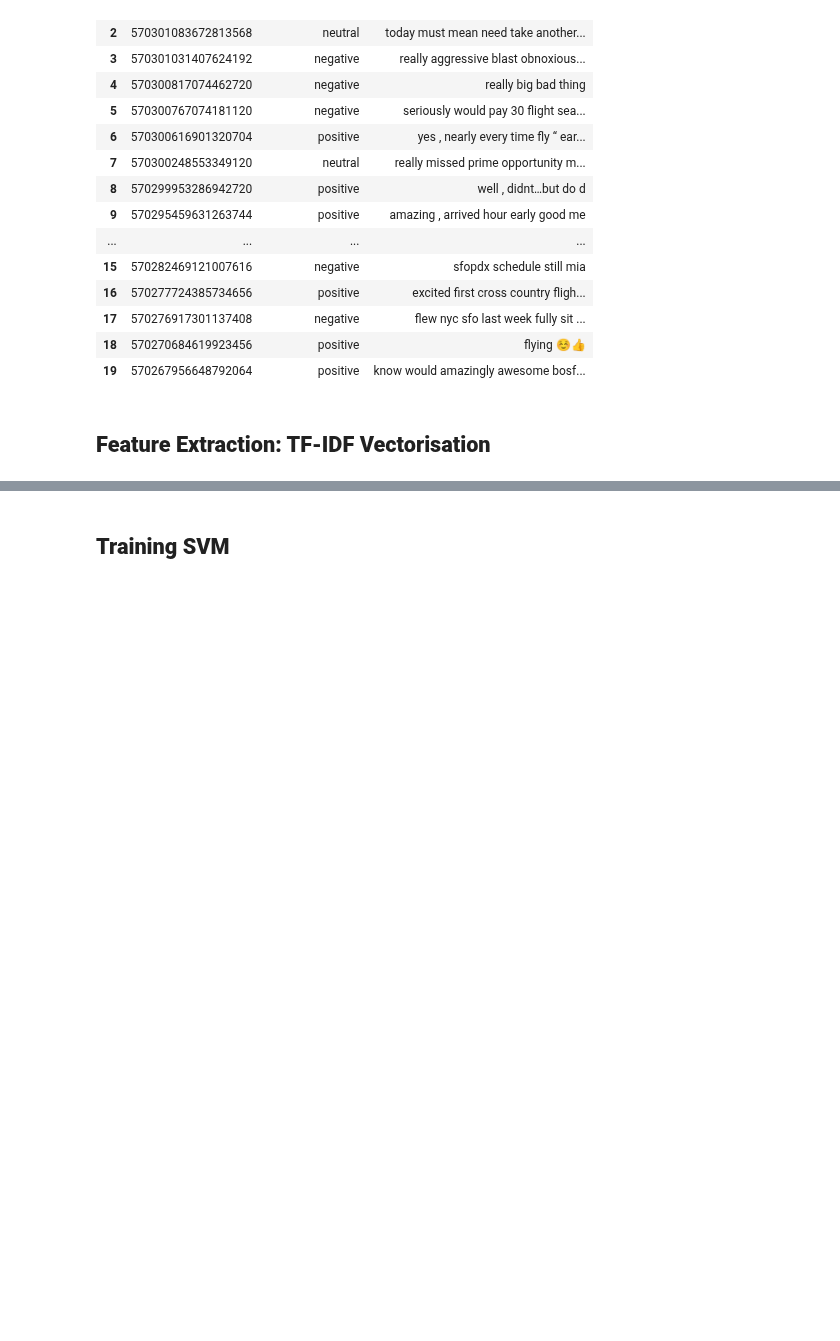
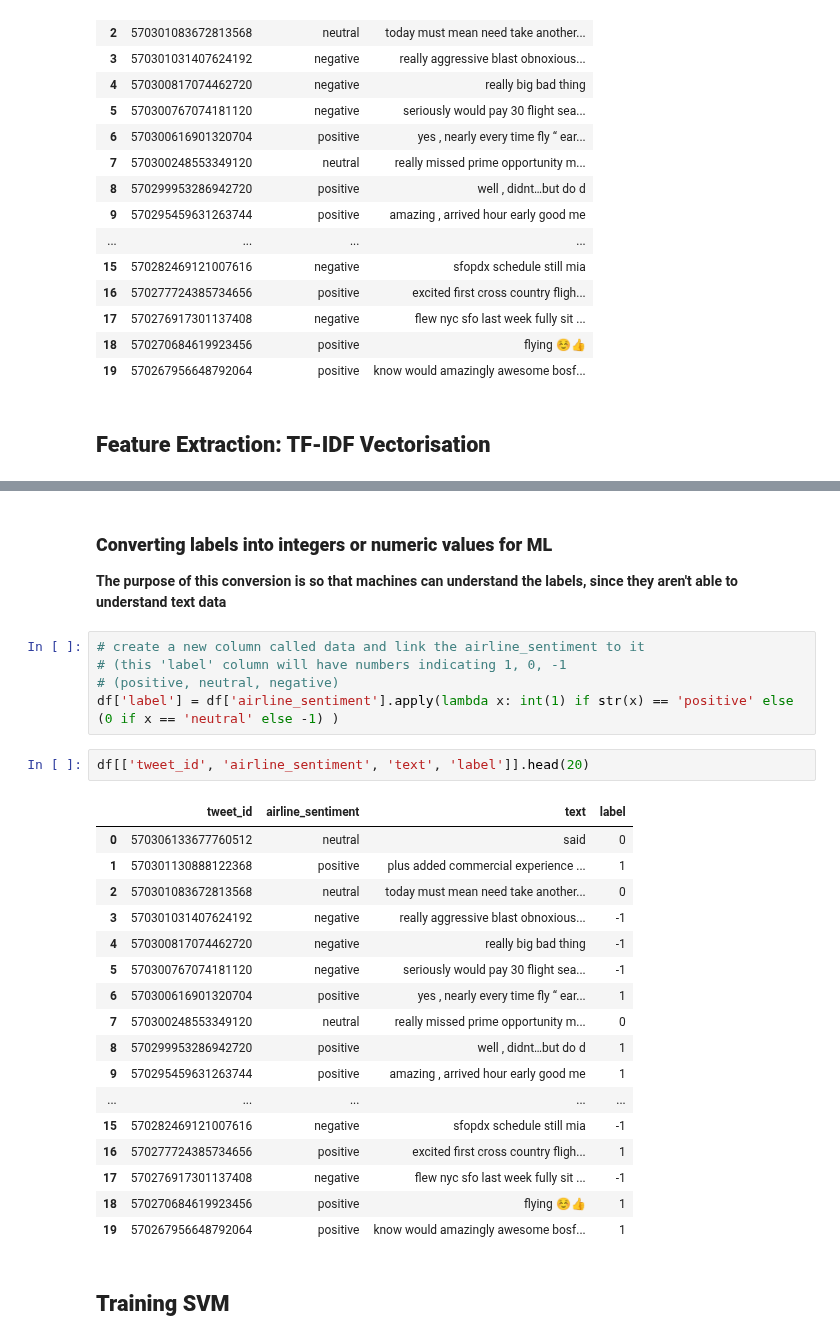
Before and after one commit to OziomaEunice/Sentiment_GPT, a Jupyter notebook: SVM_SentimentAnalysis.ipynb, the cells around one changed output, grey strips where cells are left out. Saved outputs shown, nothing was run; the diff lists cells and outputs as text; blank space fills up the shorter version.

```diff
--- a/SVM_SentimentAnalysis.ipynb
+++ b/SVM_SentimentAnalysis.ipynb
@@ -160,3 +224,31 @@ df[['tweet_id', 'airline_sentiment', 'text']].head(20)
+# %% [markdown]
+### **Converting labels into integers or numeric values for ML**
+**The purpose of this conversion is so that machines can understand the labels, since they aren't able to understand text data**
+# %%
+# create a new column called data and link the airline_sentiment to it
+# (this 'label' column will have numbers indicating 1, 0, -1
+# (positive, neutral, negative)
+df['label'] = df['airline_sentiment'].apply(lambda x: int(1) if str(x) == 'positive' else (0 if x == 'neutral' else -1) )
+# %%
+df[['tweet_id', 'airline_sentiment', 'text', 'label']].head(20)
+# %% [output]
+|  | tweet_id | airline_sentiment | text | label |
+| 0 | 570306133677760512 | neutral | said | 0 |
+| 1 | 570301130888122368 | positive | plus added commercial experience ... | 1 |
+| 2 | 570301083672813568 | neutral | today must mean need take another... | 0 |
+| 3 | 570301031407624192 | negative | really aggressive blast obnoxious... | -1 |
+| 4 | 570300817074462720 | negative | really big bad thing | -1 |
+| 5 | 570300767074181120 | negative | seriously would pay 30 flight sea... | -1 |
+| 6 | 570300616901320704 | positive | yes , nearly every time fly “ ear... | 1 |
+| 7 | 570300248553349120 | neutral | really missed prime opportunity m... | 0 |
+| 8 | 570299953286942720 | positive | well , didnt…but do d | 1 |
+| 9 | 570295459631263744 | positive | amazing , arrived hour early good me | 1 |
+| ... | ... | ... | ... | ... |
+| 15 | 570282469121007616 | negative | sfopdx schedule still mia | -1 |
+| 16 | 570277724385734656 | positive | excited first cross country fligh... | 1 |
+| 17 | 570276917301137408 | negative | flew nyc sfo last week fully sit ... | -1 |
+| 18 | 570270684619923456 | positive | flying ☺️👍 | 1 |
+| 19 | 570267956648792064 | positive | know would amazingly awesome bosf... | 1 |
 # %% [markdown]
 ## **Training SVM**
 # %%
```
Also changed, not shown: parts of 5 cells of this notebook.
